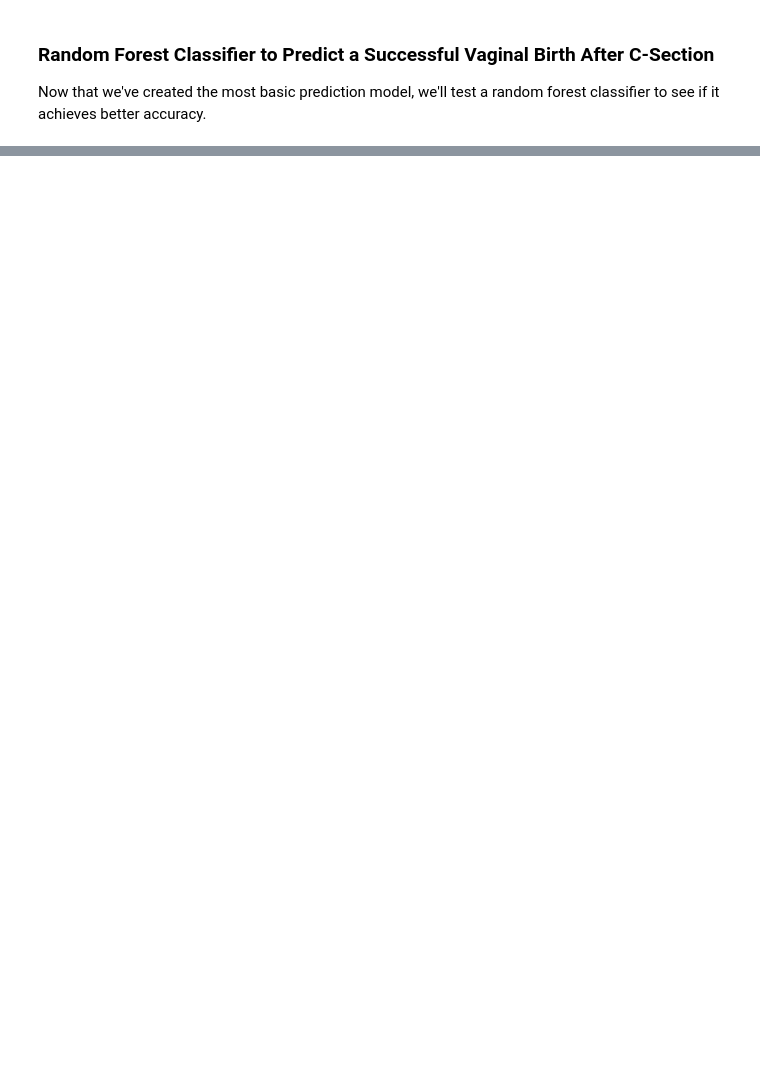
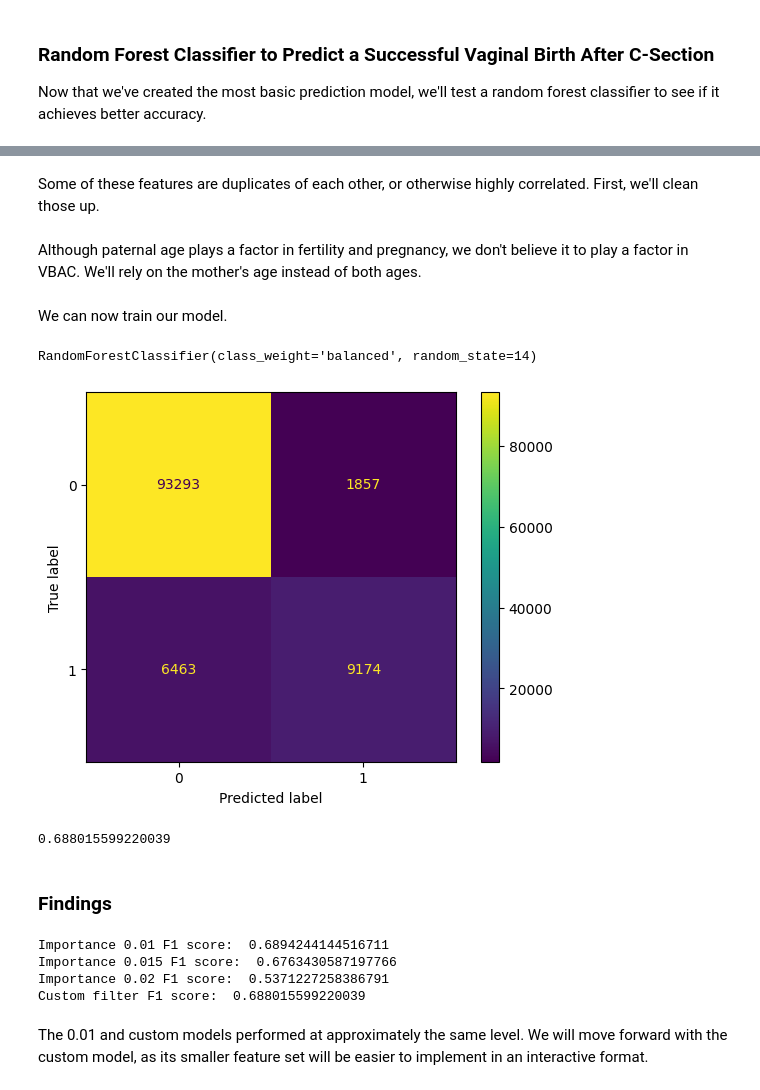
Before and after one commit to shroommu/natality-stats, a Jupyter notebook: notebooks/exploratory/vbac/03_02_modeling_rfc.ipynb, the cells around one changed output, grey strips where cells are left out. Drawn from its saved outputs; the diff is of its cells as text; code cells hidden in the pictures; blank space fills up the shorter version.

```diff
--- a/notebooks/exploratory/vbac/03_02_modeling_rfc.ipynb
+++ b/notebooks/exploratory/vbac/03_02_modeling_rfc.ipynb
@@ -38,0 +204,2 @@ plt.show()
+# %% [markdown]
+Some of these features are duplicates of each other, or otherwise highly correlated. First, we'll clean those up.
@@ -38,0 +208,60 @@ plt.show()
+# %% [markdown]
+Although paternal age plays a factor in fertility and pregnancy, we don't believe it to play a factor in VBAC. We'll rely on the mother's age instead of both ages.
+# %%
+custom_filtered_features_df = custom_filtered_features_df.drop([1587])
+# %% [markdown]
+We can now train our model.
+# %%
+x_train_custom = x_train_unfiltered[
+    :,
+    custom_filtered_features_df.index.tolist(),
+]
+x_test_custom = x_test_unfiltered[
+    :,
+    custom_filtered_features_df.index.tolist(),
+]
+# %%
+from sklearn.ensemble import RandomForestClassifier
+
+rfc_model_custom = RandomForestClassifier(random_state=14, class_weight="balanced")
+
+rfc_model_custom.fit(x_train_custom, y_train)
+# %% [output]
+RandomForestClassifier(class_weight='balanced', random_state=14)
+# %%
+predictions_custom = rfc_model_custom.predict(x_test_custom)
+# %%
+import matplotlib.pyplot as plt
+
+from sklearn.metrics import confusion_matrix, ConfusionMatrixDisplay
+
+cm = confusion_matrix(y_test, predictions_custom)
+disp = ConfusionMatrixDisplay(
+    confusion_matrix=cm, display_labels=rfc_model_custom.classes_
+)
+disp.plot()
+plt.show()
+# %% [output]
+[figure, added]
+# %%
+from sklearn.metrics import f1_score
+
+f1_custom = f1_score(y_test, predictions_custom)
+
+f1_custom
+# %% [output]
+0.688015599220039
+# %% [markdown]
+### Findings
+# %%
+print("Importance 0.01 F1 score: ", f1_001)
+print("Importance 0.015 F1 score: ", f1_0015)
+print("Importance 0.02 F1 score: ", f1_002)
+print("Custom filter F1 score: ", f1_custom)
+# %% [output]
+Importance 0.01 F1 score:  0.6894244144516711
+Importance 0.015 F1 score:  0.6763430587197766
+Importance 0.02 F1 score:  0.5371227258386791
+Custom filter F1 score:  0.688015599220039
+# %% [markdown]
+The 0.01 and custom models performed at approximately the same level. We will move forward with the custom model, as its smaller feature set will be easier to implement in an interactive format.
```
Also changed, not shown: parts of 29 cells of this notebook.
